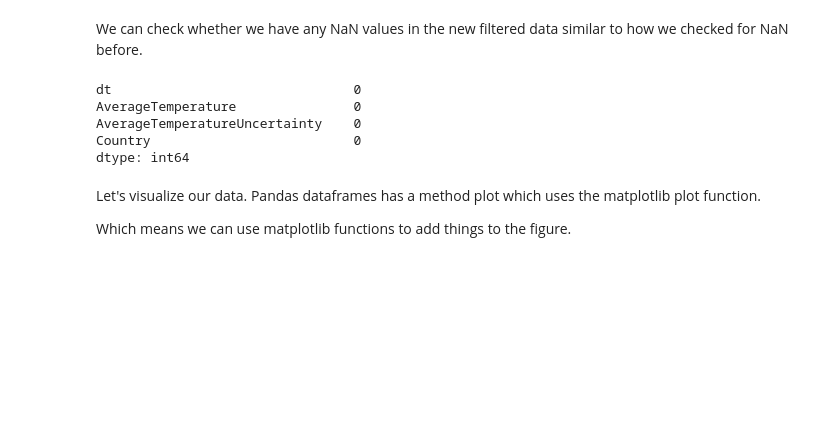
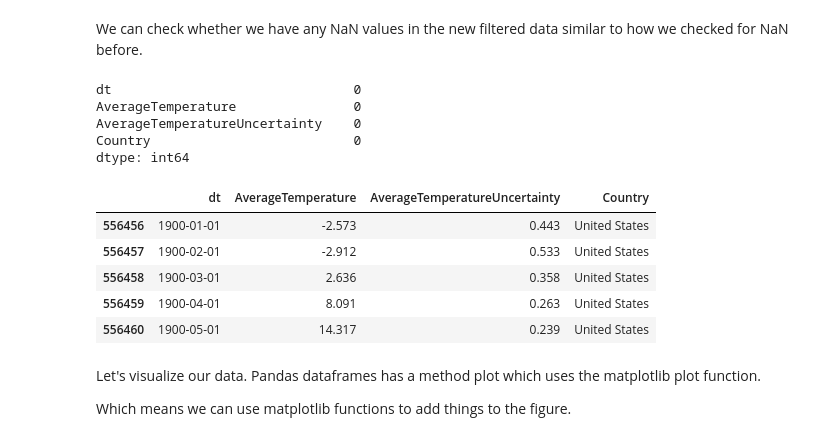
Before and after one commit to tawjaw/Code-ToberWorkshop2019, a Jupyter notebook: DataAnalysisWorkshop.ipynb, the cells around one changed output. Drawn from its saved outputs; the diff is of its cells as text; code cells hidden in the pictures; blank space fills up the shorter version.

```diff
--- a/DataAnalysisWorkshop.ipynb
+++ b/DataAnalysisWorkshop.ipynb
@@ -208,6 +210,15 @@ AverageTemperature               0
 AverageTemperatureUncertainty    0
 Country                          0
 dtype: int64
+# %%
+GTUS.head()
+# %% [output]
+|  | dt | AverageTemperature | AverageTemperatureUncertainty | Country |
+| 556456 | 1900-01-01 | -2.573 | 0.443 | United States |
+| 556457 | 1900-02-01 | -2.912 | 0.533 | United States |
+| 556458 | 1900-03-01 | 2.636 | 0.358 | United States |
+| 556459 | 1900-04-01 | 8.091 | 0.263 | United States |
+| 556460 | 1900-05-01 | 14.317 | 0.239 | United States |
 # %% [markdown]
 Let's visualize our data. Pandas dataframes has a method plot which uses the matplotlib plot function.
 
```
Also changed, not shown: parts of 14 cells of this notebook.
